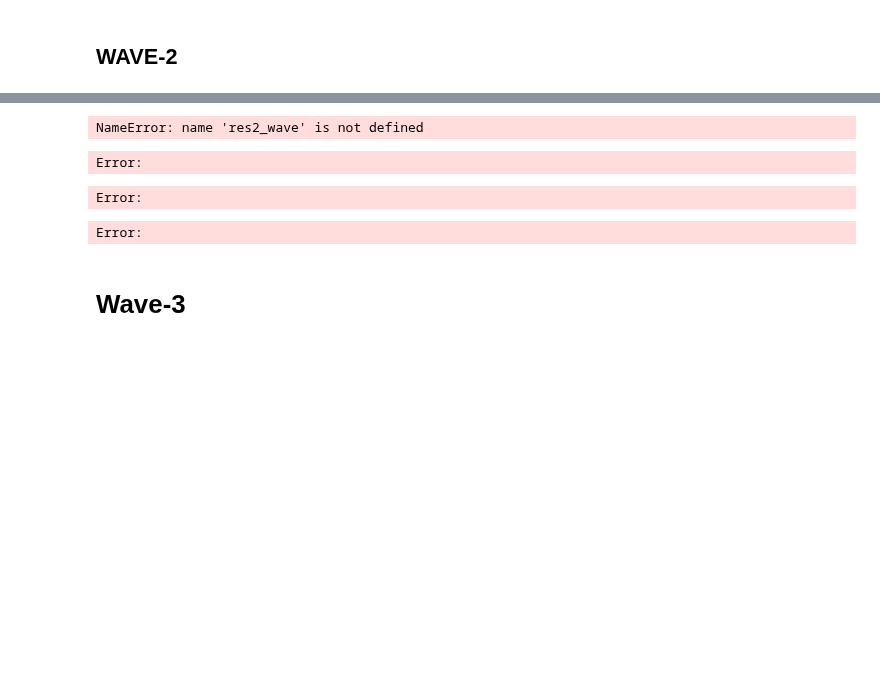
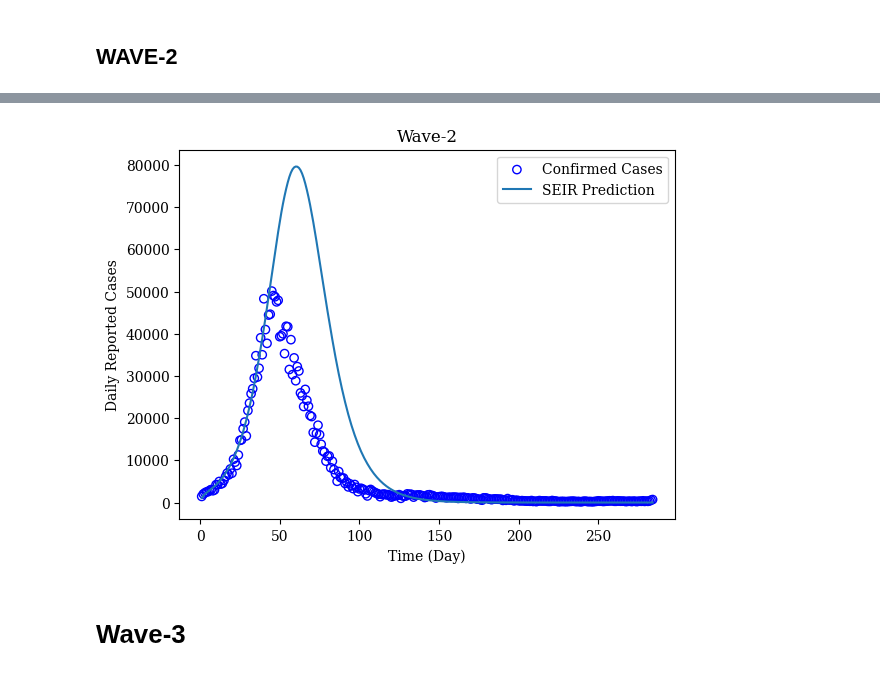
Before and after one commit to HimanshuSingh-all/Computational-Epidemiology-ICTS, a Jupyter notebook: assignments/assignment-1/comp_epi_assign_1.ipynb, the cells around one changed output, grey strips where cells are left out. Saved outputs shown, nothing was run; the diff lists cells and outputs as text; code cells hidden in the pictures; blank space fills up the shorter version.

```diff
--- a/assignments/assignment-1/comp_epi_assign_1.ipynb
+++ b/assignments/assignment-1/comp_epi_assign_1.ipynb
@@ -601,39 +544,36 @@ seirparam = SEIRParams(
 )
 
 
 wave_2_start_toend_cases = dataframe.iloc[0, wave_2_inds[0]: wave_3_inds[0]-1].array
 steps_wave_2 = wave_2_start_toend_cases.shape[0]
 teval = np.linspace(0, steps_wave_2-1, steps_wave_2)
 wave_2_start_toend_new_cases = np.diff(wave_2_start_toend_cases)
 init_condition_wave_2 = np.array(
     (
     N - exposed_wave_2- infected_wave_2-recovered_wave_2,
     exposed_wave_2,
     infected_wave_2,
     recovered_wave_2
     )
     )
 solution_wave_2 = solve_ivp(
     fun = seir_diff,
     args=(seirparam,),
     t_span= (teval[0], teval[-1]),
     t_eval= teval,
     y0 = init_condition_wave_2
 )
-reported_theoretical_cases = solution_wave_2.y[1]*alpha*cir_wave_2
+reported_theoretical_cases = solution_wave_2.y[1,1:]*alpha*cir_wave_2
 plt.scatter(teval[1:], wave_2_start_toend_new_cases, label = 'Confirmed Cases', facecolor = 'none', edgecolors='blue')
-plt.plot(teval, reported_theoretical_cases, label = 'SEIR Prediction')
+plt.plot(teval[1:], reported_theoretical_cases, label = 'SEIR Prediction')
 plt.xlabel('Time (Day)')
 plt.ylabel('Daily Reported Cases')
 plt.title('Wave-2')
 plt.legend()
 # plt.savefig('wave_2_predicted.png', bbox_inches = 'tight', dpi = 300)
 plt.show()
 # %% [output]
-NameError: name 'res2_wave' is not defined
-Error:
-Error:
-Error:
+[figure, added]
 # %% [markdown]
 # Wave-3
 # %%
```
Also changed, not shown: parts of 25 cells of this notebook.
